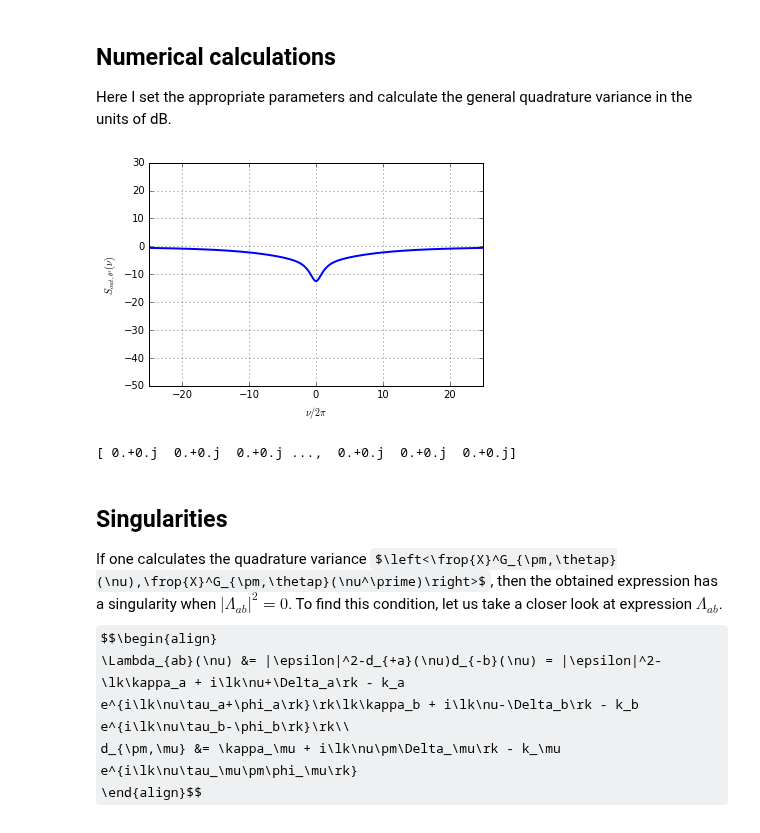
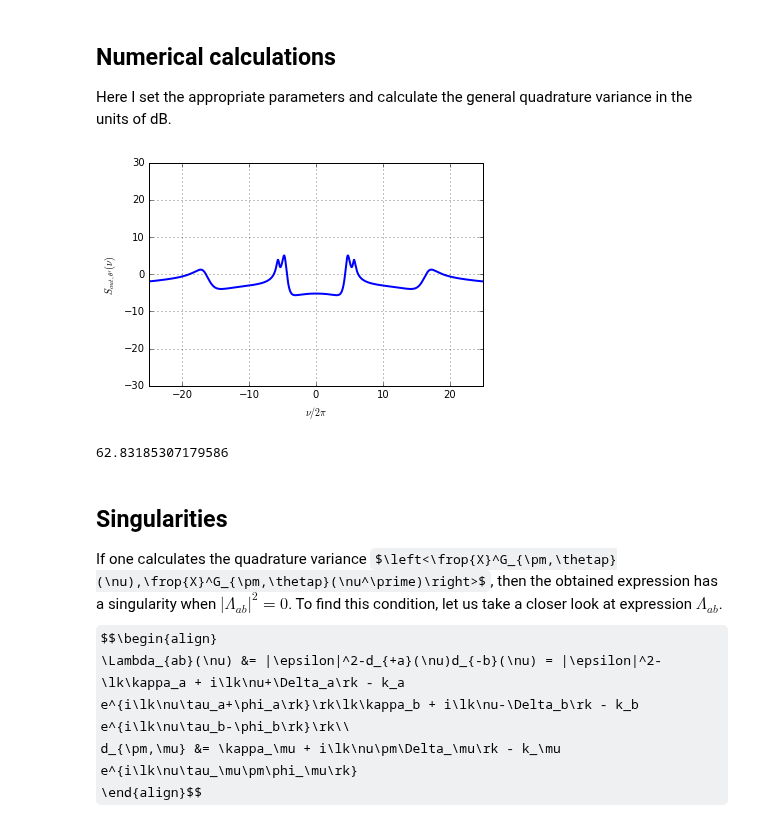
Before and after one commit to nemetniki/General-linear-model, a Jupyter notebook: NDPA.ipynb, the cells around one changed output. Saved outputs shown, nothing was run; the diff lists cells and outputs as text; code cells hidden in the pictures; some formulas as TeX source.

```diff
--- a/NDPA.ipynb
+++ b/NDPA.ipynb
@@ -208,14 +238,43 @@ def quadr_spec(kapa=20.*pi,kapb=20.*pi,dela=0.,delb=0.,ra=1.,rb=1.,kta=0.,ktb=0.
-# %%
-%matplotlib inline
-from ipywidgets import interactive
-from IPython.display import display
-slider = interactive(quadr_spec,kapa=(0.,20*pi,),kapb=(0.,20*pi),dela=(0.,2.),delb=(0.,2),ra=(0.,1.),rb=(0.,1.),\
-                     kta=(0.,10.,0.0001),ktb=(0.,10.,0.0001),phia=(0.,2.*pi),phib=(0.,2.*pi),La=(0,100),Lb=(0,100),\
-                     thetapa=(-pi,pi,.0001),thetapb=(-pi,pi,0.0001),x=(0.,2.,0.001),nui=(-25.,0.),nuf=(0.,25.),N=(1000,20000))
-display(slider)
-# %% [output]
-[figure, removed]
-[ 0.+0.j  0.+0.j  0.+0.j ...,  0.+0.j  0.+0.j  0.+0.j]
+# %%
+%matplotlib inline
+from ipywidgets import interactive
+import ipywidgets as widgets
+from IPython.display import display
+
+kapa_slider    = widgets.FloatSlider(value = 10., min=0., max=20., step=1., description='$\kappa_a (2\pi)$')
+kapb_slider    = widgets.FloatSlider(value = 10., min=0., max=20., step=1., description='$\kappa_b (2\pi)$')
+dela_slider    = widgets.FloatSlider(value = 0., min=-2., max=2., step=0.01, description='$\Delta_a (\kappa_a)$')
+delb_slider    = widgets.FloatSlider(value = 0., min=-2., max=2., step=0.01, description='$\Delta_b (\kappa_b)$')
+ra_slider      = widgets.FloatSlider(value = 0.5, min=0., max=1., step=0.0000001, description='$\kappa_{1,a} (\kappa_a)$')
+rb_slider      = widgets.FloatSlider(value = 0.5, min=0., max=1., step=0.0000001, description='$\kappa_{1,b} (\kappa_b)$')
+kta_slider     = widgets.FloatSlider(value = 0., min=0., max=10., step=0.0001, description='$\kappa_{a}\\tau_a$')
+ktb_slider     = widgets.FloatSlider(value = 0., min=0., max=10., step=0.0001, description='$\kappa_{b}\\tau_b$')
+phia_slider    = widgets.FloatSlider(value = 0., min=0., max=2., step=0.01, description='$\phi_a (\pi)$')
+phib_slider    = widgets.FloatSlider(value = 0., min=0., max=2., step=0.01, description='$\phi_b (\pi)$')
+La_slider      = widgets.FloatSlider(value = 0., min=0., max=100., step=1., description='$L_a (\%)$')
+Lb_slider      = widgets.FloatSlider(value = 0., min=0., max=100., step=1., description='$L_b (\%)$')
+theta_slider   = widgets.FloatSlider(value = 0., min=-1., max=1., step=0.0001, description='$\\theta (\pi)$')
+thetapa_slider = widgets.FloatSlider(value = -1., min=-1., max=1., step=0.0001, description='$\\theta^\prime_a (\pi)$')
+thetapb_slider = widgets.FloatSlider(value = 1., min=-1., max=1., step=0.0001, description='$\\theta^\prime_b (\pi)$')
+x_slider       = widgets.FloatSlider(value = 1., min=0., max=2., step=0.0001, description='$|\epsilon| (\kappa_a)$')
+nui_fill       = widgets.FloatText(value=-25., description='Frequency min $(2\pi)$')
+nuf_fill       = widgets.FloatText(value=25., description='Frequency max $(2\pi)$')
+N_fill         = widgets.IntText(value=20., description='Resolution $\left(10^3 \\right)$')
+
+w = interactive(quadr_spec,kapa=kapa_slider,kapb=kapb_slider,dela=dela_slider,delb=delb_slider,\
+                        ra = ra_slider,rb = rb_slider,kta = kta_slider,ktb = ktb_slider,\
+                        phia = phia_slider,phib = phib_slider,La = La_slider,Lb = Lb_slider,\
+                        theta = theta_slider,thetapa = thetapa_slider,thetapb = thetapb_slider,x = x_slider,\
+                        nui = nui_fill, nuf = nuf_fill, N = N_fill
+                       )
+display(w)
+#widgets.VBox([widgets.HBox([widgets.VBox([kapa_slider,dela_slider,ra_slider,kta_slider,phia_slider,La_slider,thetapa_slider]),\
+#                            widgets.VBox([kapb_slider,delb_slider,rb_slider,ktb_slider,phib_slider,Lb_slider,thetapb_slider])
+#                           ]),
+#             widgets.HBox([widgets.VBox([x_slider,theta_slider]),widgets.VBox([nui_fill, nuf_fill, N_fill])]),])
+# %% [output]
+[figure, added]
+62.83185307179586
 # %% [markdown]
 
 ## Singularities
```
Also changed, not shown: parts of 12 cells of this notebook, 1 other file.
